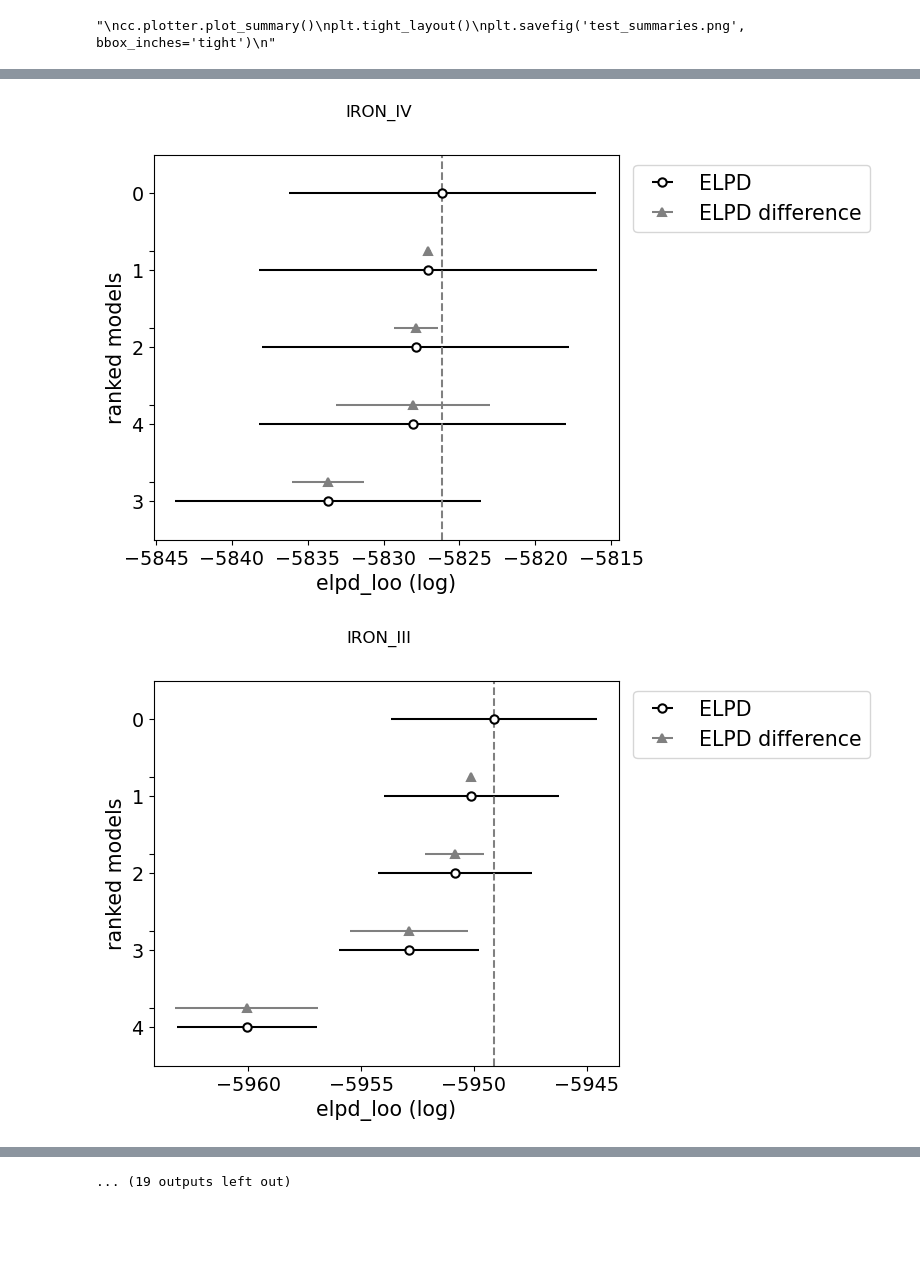
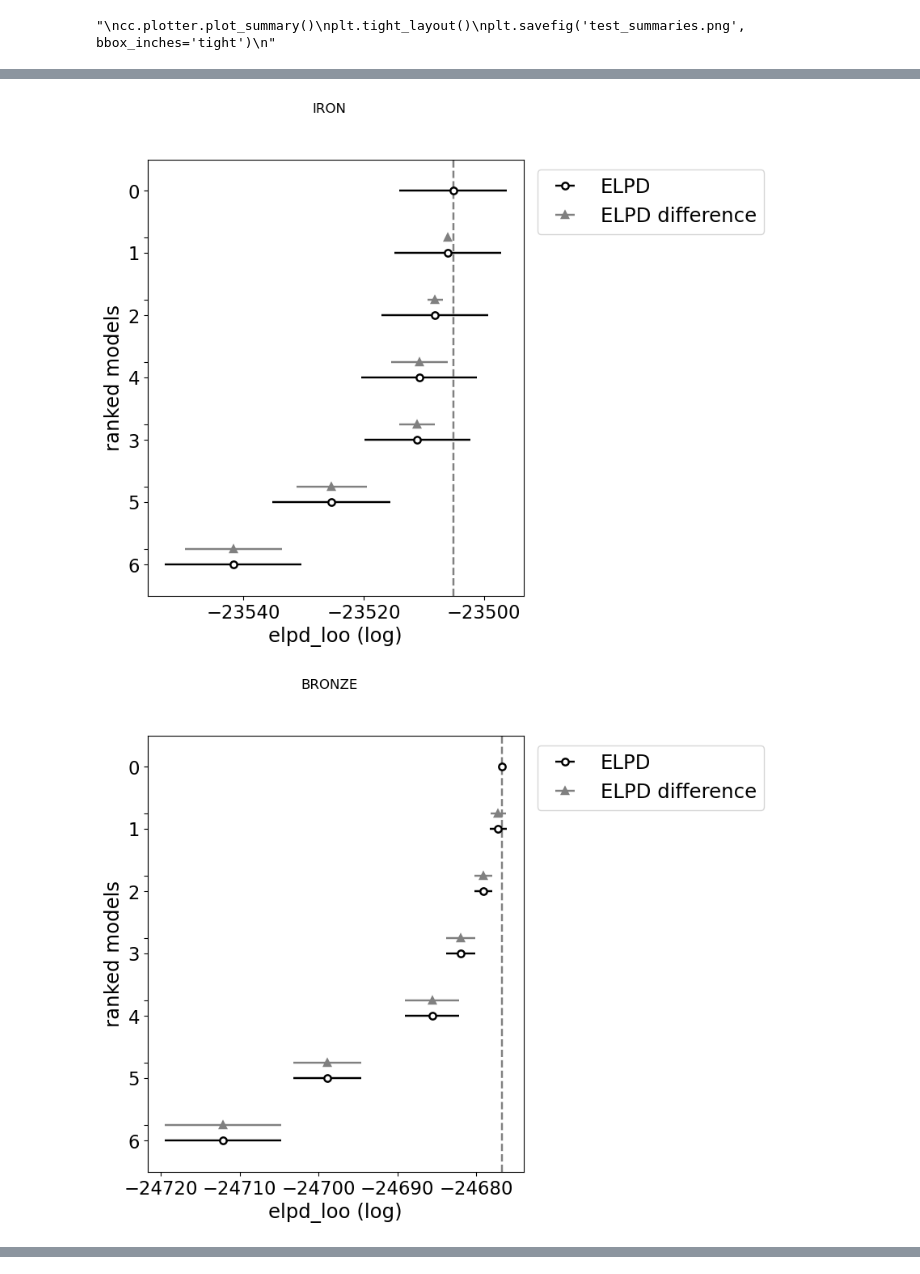
Before and after one commit to renecotyfanboy/leagueProject, a Jupyter notebook: discrete_markov_model.ipynb, the cells around one changed output, grey strips where cells are left out. Drawn from its saved outputs; the diff is of its cells as text; code cells hidden in the pictures; blank space fills up the shorter version.

```diff
--- a/discrete_markov_model.ipynb
+++ b/discrete_markov_model.ipynb
@@ -42,7 +42,7 @@ from jax.random import PRNGKey
 
 dict_of_id = {}
 
-for i in range(4, -1, -1):
+for i in range(10, -1, -1):
 
     markov_util = StateTools(i)
 
@@ -174,15 +225,23 @@ from jax.random import PRNGKey
 
 results_per_tier = {}
 
-for tier in get_tier_sorted():
+tier_list = ['IRON', 'BRONZE', 'SILVER', 'GOLD', 'PLATINUM', 'EMERALD', 'DIAMOND', 'MASTER', 'GRANDMASTER',
+                 'CHALLENGER']
+
+for tier in tier_list:
 
     dict_of_id = {}
-    local_history = history[tier]
+
+    local_history = {}
+    for key in history.keys():
+        if tier in key:
+            local_history.update(history[key])
+
     smallest_history_size = tree_reduce(min, tree_map(lambda x: x.shape[0], local_history))
     flat_tree, _ = tree_flatten(tree_map(lambda x: x[-smallest_history_size:], local_history))
     observed_history = jnp.asarray(flat_tree)
 
-    for i in range(4, -1, -1):
+    for i in range(6, -1, -1):
 
         markov_util = StateTools(i)
         encoded_history = np.apply_along_axis(markov_util.binary_serie_to_categorical, 1, observed_history)
@@ -397,12 +467,12 @@ ____________SILVER_I____________
 # %%
 for key, value in results_per_tier.items():
 
     az.plot_compare(
-        az.compare(value, method="BB-pseudo-BMA"),
+        az.compare(value),#, method="BB-pseudo-BMA"),
         title=False
     )
     plt.suptitle(key)
     plt.show()
 # %% [output]
-[figure, old version]
+[figure, new version]
-[figure, old version]
+[figure, new version]
@@ -419 +486,0 @@ for key, value in results_per_tier.items():
-... (19 outputs left out)
```
Also changed, not shown: parts of 4 cells of this notebook.
